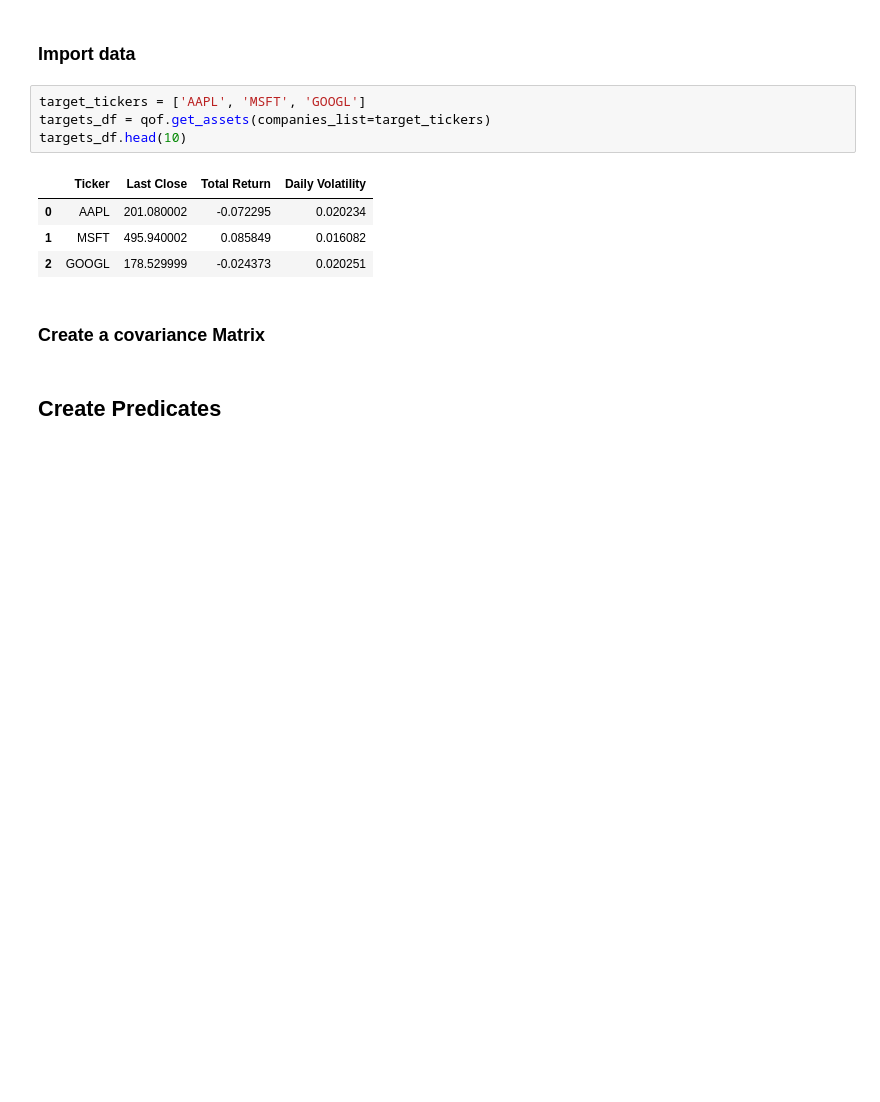
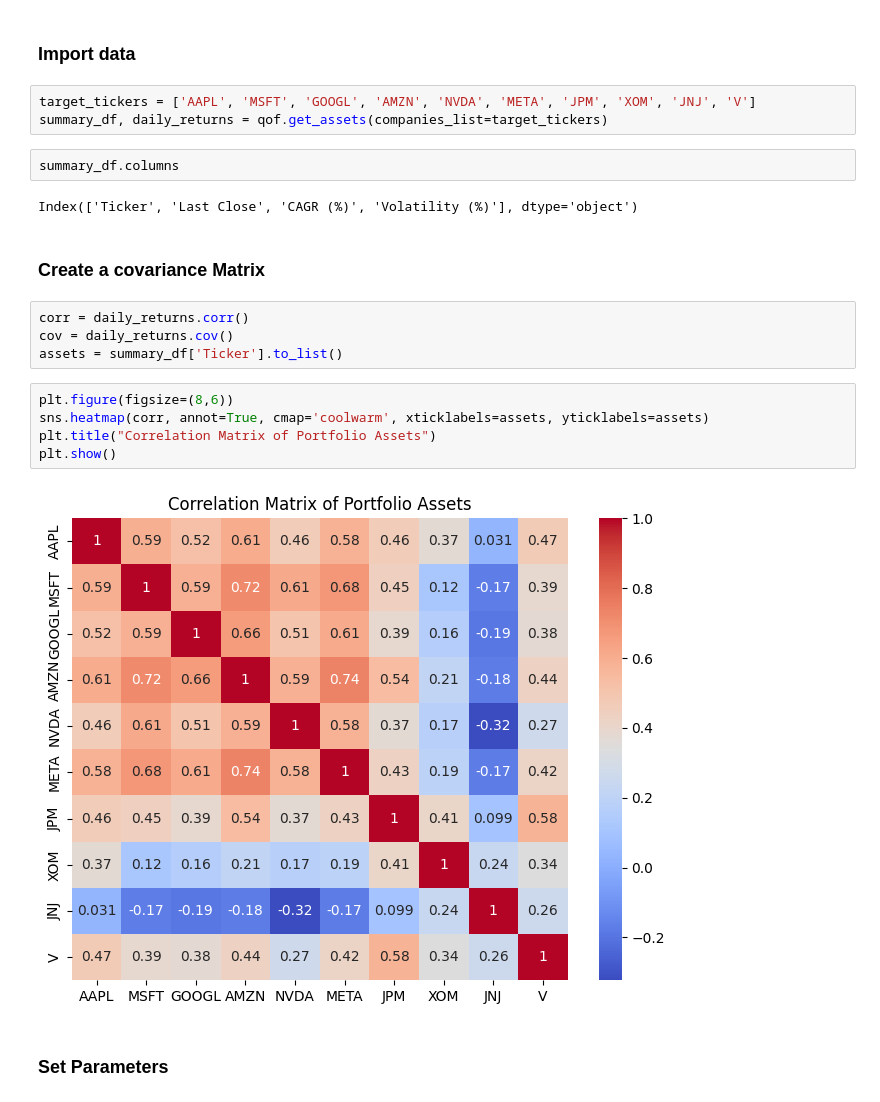
Before and after one commit to ptcesq/portfolio_optimzation, a Jupyter notebook: notebooks/006_BF_Analysis.ipynb, the cells around one changed output. Drawn from its saved outputs; the diff is of its cells as text; blank space fills up the shorter version.

```diff
--- a/notebooks/006_BF_Analysis.ipynb
+++ b/notebooks/006_BF_Analysis.ipynb
@@ -10,15 +20,24 @@ import Quantum_Optimization_Functions as qof
 # %% [markdown]
 ### Import data
 # %%
-target_tickers = ['AAPL', 'MSFT', 'GOOGL']
-targets_df = qof.get_assets(companies_list=target_tickers)
-targets_df.head(10)
+target_tickers = ['AAPL', 'MSFT', 'GOOGL', 'AMZN', 'NVDA', 'META', 'JPM', 'XOM', 'JNJ', 'V']
+summary_df, daily_returns = qof.get_assets(companies_list=target_tickers)
-# %% [output]
-|  | Ticker | Last Close | Total Return | Daily Volatility |
-| 0 | AAPL | 201.080002 | -0.072295 | 0.020234 |
-| 1 | MSFT | 495.940002 | 0.085849 | 0.016082 |
-| 2 | GOOGL | 178.529999 | -0.024373 | 0.020251 |
+# %%
+summary_df.columns
+# %% [output]
+Index(['Ticker', 'Last Close', 'CAGR (%)', 'Volatility (%)'], dtype='object')
 # %% [markdown]
 ### Create a covariance Matrix
+# %%
+corr = daily_returns.corr()
+cov = daily_returns.cov()
+assets = summary_df['Ticker'].to_list()
+# %%
+plt.figure(figsize=(8,6))
+sns.heatmap(corr, annot=True, cmap='coolwarm', xticklabels=assets, yticklabels=assets)
+plt.title("Correlation Matrix of Portfolio Assets")
+plt.show()
+# %% [output]
+[figure, added]
 # %% [markdown]
-## Create Predicates
+### Set Parameters
```
Also changed, not shown: parts of 7 cells of this notebook, 1 other file.
